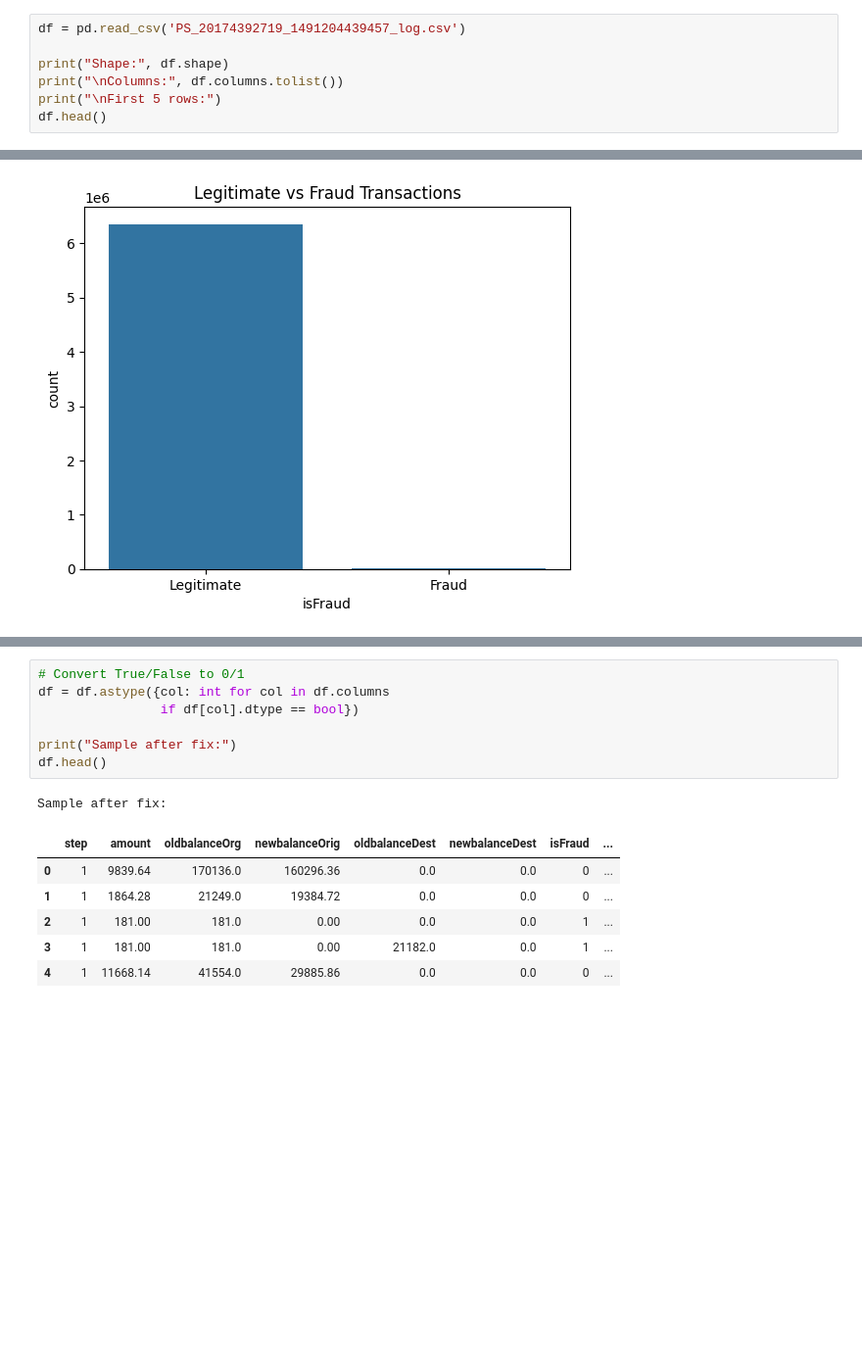
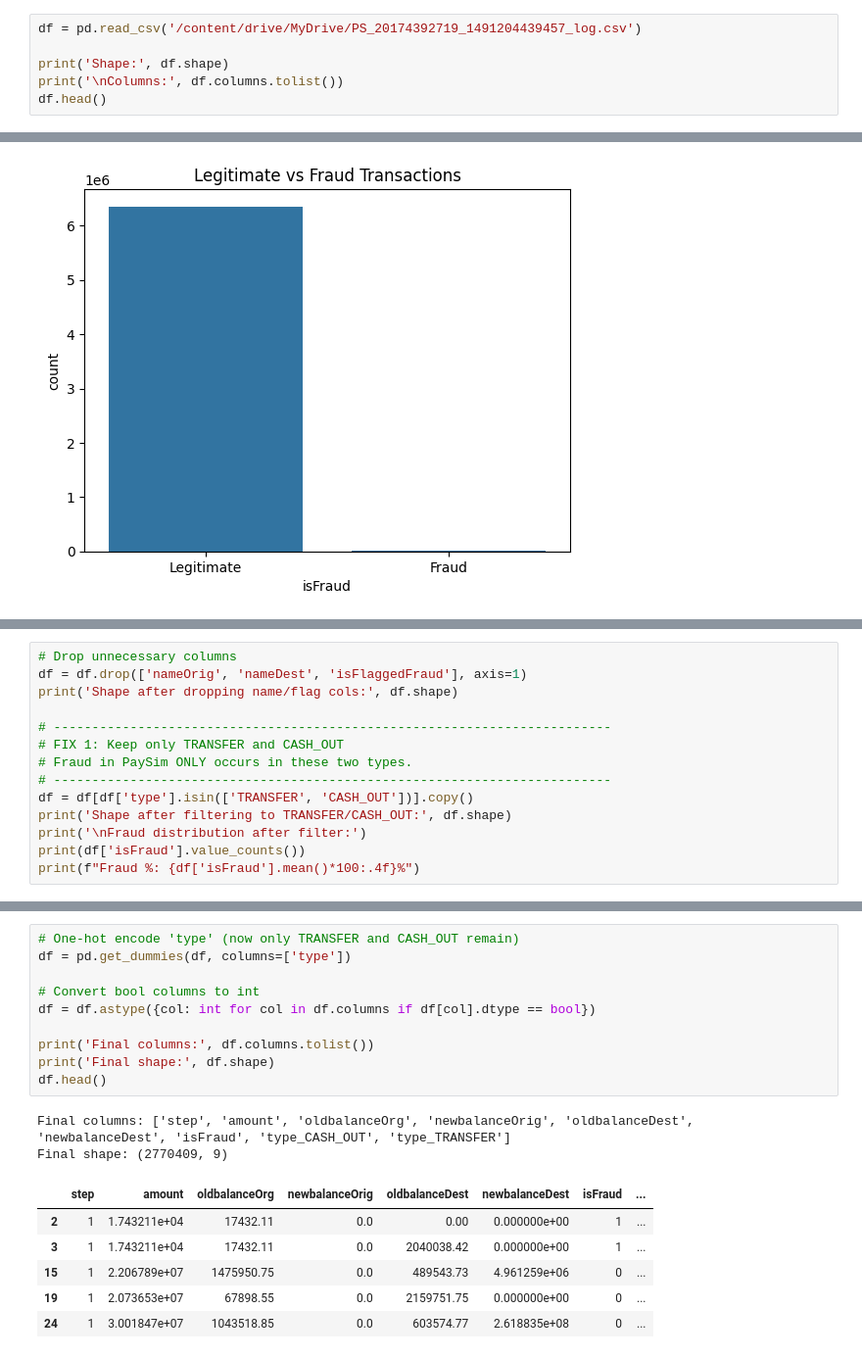
Before and after one commit to harshitachhabria18/FraudDetection, a Jupyter notebook: notebook/FraudDetection.ipynb, the cells around one changed output, grey strips where cells are left out. Shown at 98% size. Saved outputs shown, nothing was run; the diff lists cells and outputs as text; blank space fills up the shorter version.

Commit message:
Update model with INR scaling, filter TRANSFER/CASH_OUT only, update feature columns

```diff
--- a/notebook/FraudDetection.ipynb
+++ b/notebook/FraudDetection.ipynb
@@ -20,9 +29,8 @@ from sklearn.metrics import classification_report, roc_auc_score, confusion_matr
 # %%
-df = pd.read_csv('PS_20174392719_1491204439457_log.csv')
+df = pd.read_csv('/content/drive/MyDrive/PS_20174392719_1491204439457_log.csv')
 
-print("Shape:", df.shape)
-print("\nColumns:", df.columns.tolist())
-print("\nFirst 5 rows:")
+print('Shape:', df.shape)
+print('\nColumns:', df.columns.tolist())
 df.head()
 # %% [output]
 Shape: (6362620, 11)
@@ -151,0 +143,14 @@ Columns: ['step', 'amount', 'oldbalanceOrg', 'newbalanceOrig', 'oldbalanceDest',
+# %%
+# Drop unnecessary columns
+df = df.drop(['nameOrig', 'nameDest', 'isFlaggedFraud'], axis=1)
+print('Shape after dropping name/flag cols:', df.shape)
+
+# -------------------------------------------------------------------------
+# FIX 1: Keep only TRANSFER and CASH_OUT
+# Fraud in PaySim ONLY occurs in these two types.
+# -------------------------------------------------------------------------
+df = df[df['type'].isin(['TRANSFER', 'CASH_OUT'])].copy()
+print('Shape after filtering to TRANSFER/CASH_OUT:', df.shape)
+print('\nFraud distribution after filter:')
+print(df['isFraud'].value_counts())
+print(f"Fraud %: {df['isFraud'].mean()*100:.4f}%")
@@ -152,16 +167,20 @@ Columns: ['step', 'amount', 'oldbalanceOrg', 'newbalanceOrig', 'oldbalanceDest',
 # %%
-# Convert True/False to 0/1
-df = df.astype({col: int for col in df.columns
-                if df[col].dtype == bool})
+# One-hot encode 'type' (now only TRANSFER and CASH_OUT remain)
+df = pd.get_dummies(df, columns=['type'])
 
-print("Sample after fix:")
+# Convert bool columns to int
+df = df.astype({col: int for col in df.columns if df[col].dtype == bool})
+
+print('Final columns:', df.columns.tolist())
+print('Final shape:', df.shape)
 df.head()
 # %% [output]
-Sample after fix:
+Final columns: ['step', 'amount', 'oldbalanceOrg', 'newbalanceOrig', 'oldbalanceDest', 'newbalanceDest', 'isFraud', 'type_CASH_OUT', 'type_TRANSFER']
+Final shape: (2770409, 9)
 |  | step | amount | oldbalanceOrg | newbalanceOrig | oldbalanceDest | newbalanceDest | isFraud | ... |
-| 0 | 1 | 9839.64 | 170136.0 | 160296.36 | 0.0 | 0.0 | 0 | ... |
-| 1 | 1 | 1864.28 | 21249.0 | 19384.72 | 0.0 | 0.0 | 0 | ... |
-| 2 | 1 | 181.00 | 181.0 | 0.00 | 0.0 | 0.0 | 1 | ... |
-| 3 | 1 | 181.00 | 181.0 | 0.00 | 21182.0 | 0.0 | 1 | ... |
-| 4 | 1 | 11668.14 | 41554.0 | 29885.86 | 0.0 | 0.0 | 0 | ... |
+| 2 | 1 | 1.743211e+04 | 17432.11 | 0.0 | 0.00 | 0.000000e+00 | 1 | ... |
+| 3 | 1 | 1.743211e+04 | 17432.11 | 0.0 | 2040038.42 | 0.000000e+00 | 1 | ... |
+| 15 | 1 | 2.206789e+07 | 1475950.75 | 0.0 | 489543.73 | 4.961259e+06 | 0 | ... |
+| 19 | 1 | 2.073653e+07 | 67898.55 | 0.0 | 2159751.75 | 0.000000e+00 | 0 | ... |
+| 24 | 1 | 3.001847e+07 | 1043518.85 | 0.0 | 603574.77 | 2.618835e+08 | 0 | ... |
 # %%
```
Also changed, not shown: parts of 23 cells of this notebook, 6 other files.
